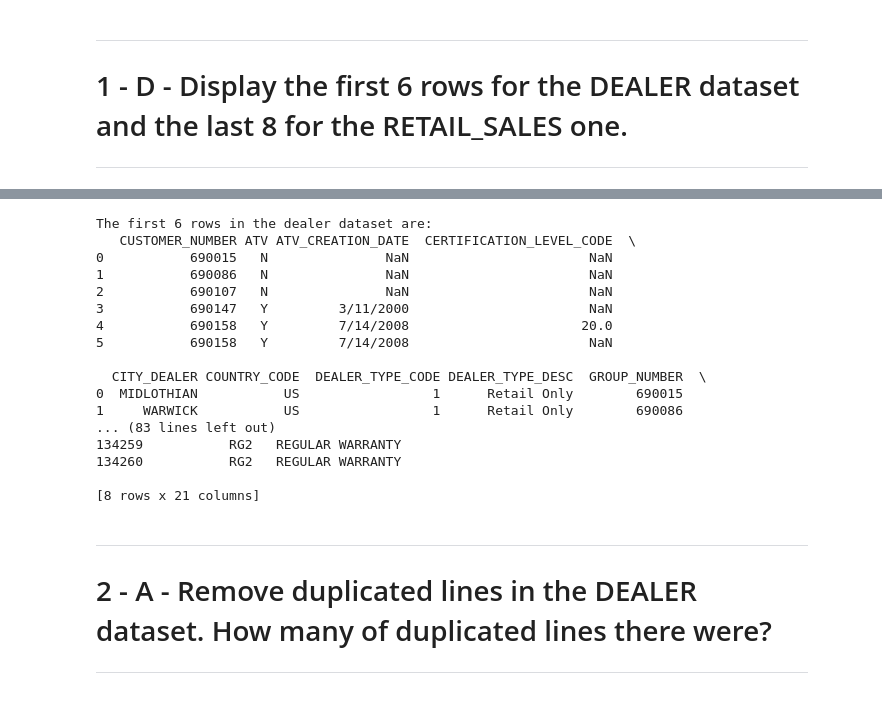
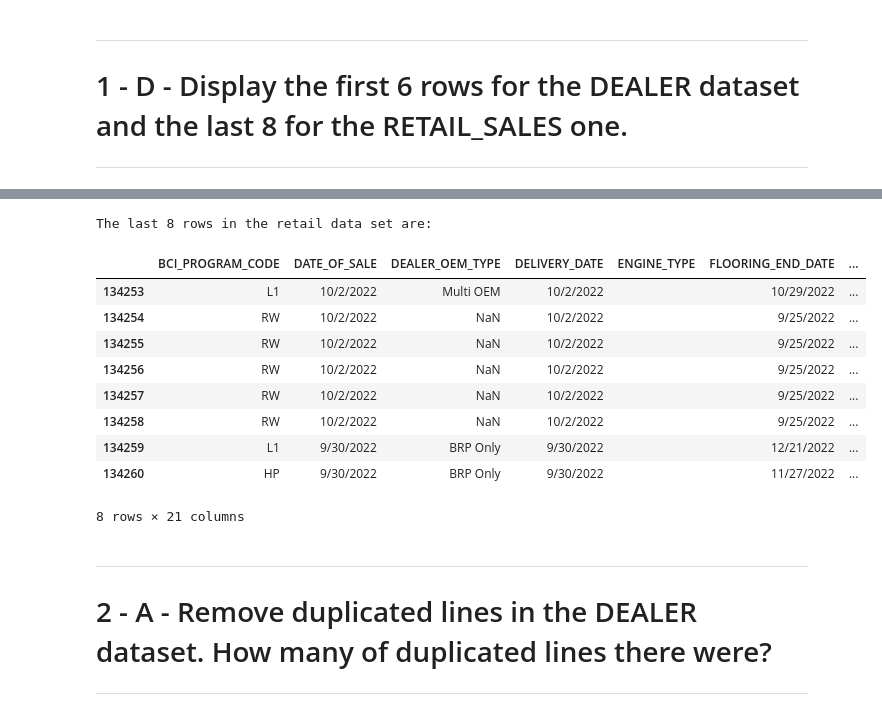
Before and after one commit to Kallil12/Data-Quality, a Jupyter notebook: data_quality.ipynb, the cells around one changed output, grey strips where cells are left out. Drawn from its saved outputs; the diff is of its cells as text; code cells hidden in the pictures.

```diff
--- a/data_quality.ipynb
+++ b/data_quality.ipynb
@@ -92,28 +105,18 @@ retail_bot_eight = df_retail.tail(8)
 # %%
-print("The first 6 rows in the dealer dataset are:")
-print(dealer_top_six)
-
-print("\n----//----//----//----//----//----//----//----")
 print("\nThe last 8 rows in the retail data set are:")
-print(retail_bot_eight)
+retail_bot_eight
 # %% [output]
-The first 6 rows in the dealer dataset are:
-   CUSTOMER_NUMBER ATV ATV_CREATION_DATE  CERTIFICATION_LEVEL_CODE  \
-0           690015   N               NaN                       NaN
-1           690086   N               NaN                       NaN
-2           690107   N               NaN                       NaN
-3           690147   Y         3/11/2000                       NaN
-4           690158   Y         7/14/2008                      20.0
-5           690158   Y         7/14/2008                       NaN
-
-  CITY_DEALER COUNTRY_CODE  DEALER_TYPE_CODE DEALER_TYPE_DESC  GROUP_NUMBER  \
-0  MIDLOTHIAN           US                 1      Retail Only        690015
-1     WARWICK           US                 1      Retail Only        690086
-... (83 lines left out)
-134259           RG2   REGULAR WARRANTY
-134260           RG2   REGULAR WARRANTY
-
-[8 rows x 21 columns]
+The last 8 rows in the retail data set are:
+|  | BCI_PROGRAM_CODE | DATE_OF_SALE | DEALER_OEM_TYPE | DELIVERY_DATE | ENGINE_TYPE | FLOORING_END_DATE | ... |
+| 134253 | L1 | 10/2/2022 | Multi OEM | 10/2/2022 |  | 10/29/2022 | ... |
+| 134254 | RW | 10/2/2022 | NaN | 10/2/2022 |  | 9/25/2022 | ... |
+| 134255 | RW | 10/2/2022 | NaN | 10/2/2022 |  | 9/25/2022 | ... |
+| 134256 | RW | 10/2/2022 | NaN | 10/2/2022 |  | 9/25/2022 | ... |
+| 134257 | RW | 10/2/2022 | NaN | 10/2/2022 |  | 9/25/2022 | ... |
+| 134258 | RW | 10/2/2022 | NaN | 10/2/2022 |  | 9/25/2022 | ... |
+| 134259 | L1 | 9/30/2022 | BRP Only | 9/30/2022 |  | 12/21/2022 | ... |
+| 134260 | HP | 9/30/2022 | BRP Only | 9/30/2022 |  | 11/27/2022 | ... |
+8 rows × 21 columns
 # %% [markdown]
 ---
 # 2 - A - Remove duplicated lines in the DEALER dataset. How many of duplicated lines there were?
```
Also changed, not shown: parts of 4 cells of this notebook.
